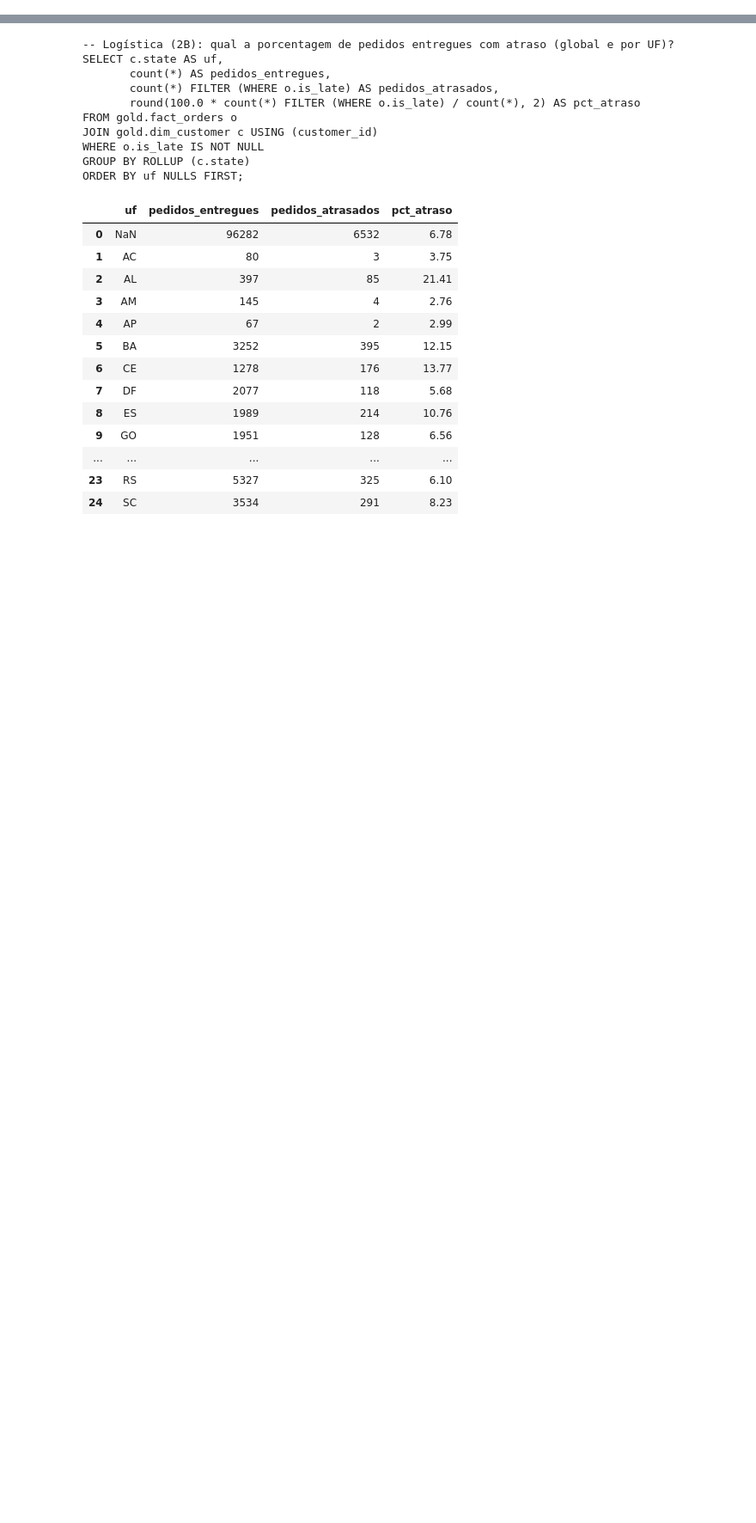
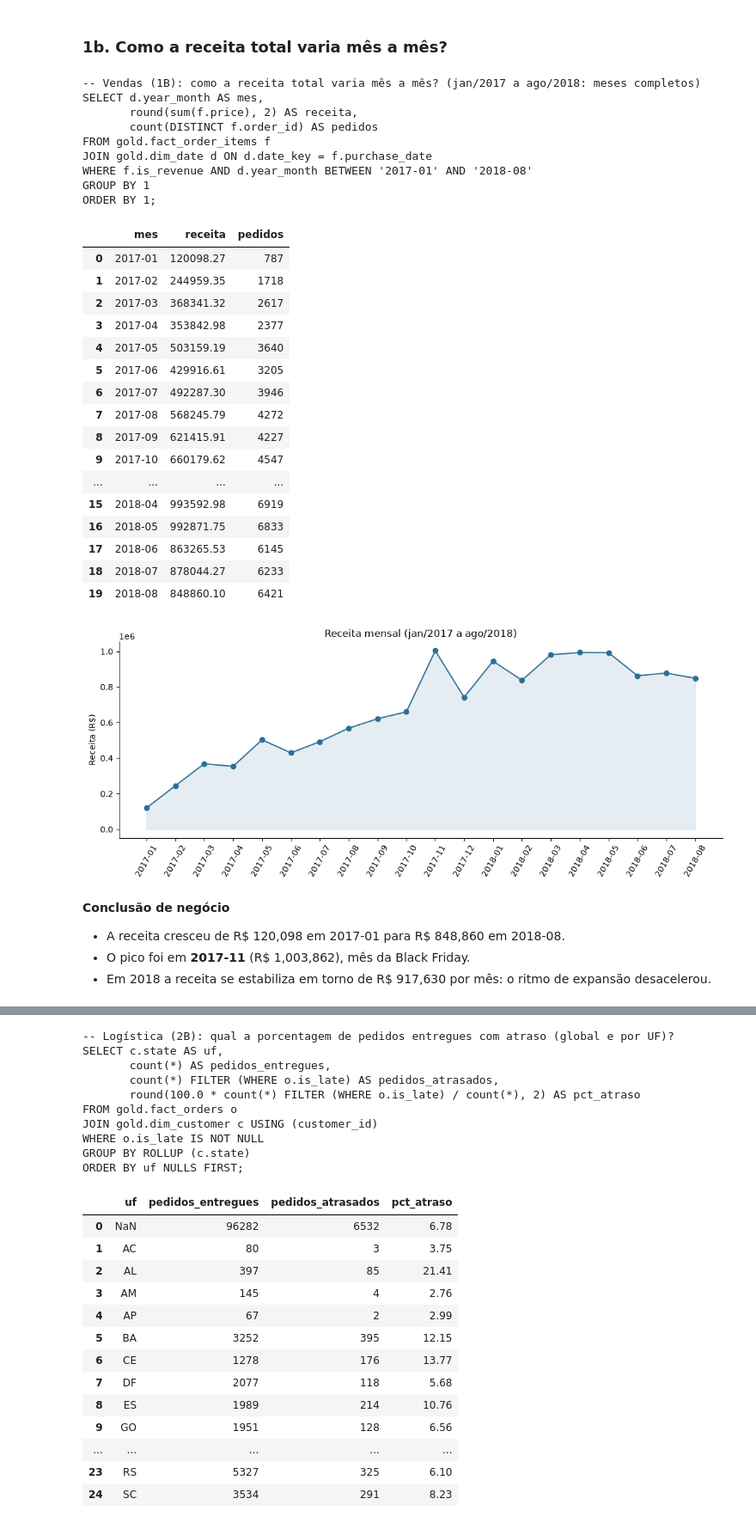
Before and after one commit to JulianaBallin/data-engineer-challenge, a Jupyter notebook: notebooks/exploratory_analysis.ipynb, the cells around one changed output, grey strips where cells are left out. Shown at 86% size. Cells and saved outputs as stored; diff of their text form; code cells hidden in the pictures; blank space fills up the shorter version.

Commit message:
feat: Makefile, 10 analyses with charts and conclusions, report screenshots, README and Colab notebook

```diff
--- a/notebooks/exploratory_analysis.ipynb
+++ b/notebooks/exploratory_analysis.ipynb
@@ -21,5 +38,5 @@ def q(name):
 def save(fig, name):
     fig.tight_layout(); fig.savefig(CHARTS / f"{name}.png", dpi=130); plt.show()
 def conclusao(*linhas):
-    display(Markdown("**Conclusão de negócio**\n\n" + "\n".join(f"- {l}" for l in linhas)))
+    display(Markdown(("**Conclusão de negócio**\n\n" + "\n".join(f"- {l}" for l in linhas)).replace("$", "\\$")))
 # %% [markdown]
@@ -27,7 +46,7 @@ def conclusao(*linhas):
 # %%
 df = q("q1_top10_categorias_receita"); display(df)
 fig, ax = plt.subplots(); ax.barh(df.categoria[::-1], df.receita[::-1], color="#2a6f97")
-ax.set_xlabel("Receita (R$)"); ax.set_title("Top 10 categorias por receita"); save(fig, "01_top10_categorias_receita")
+ax.set_xlabel("Receita (R$)"); ax.set_title("Top 10 categorias por receita"); save(fig, "01a_top10_categorias_receita")
 tot = con.execute("SELECT sum(price) FROM gold.fact_order_items WHERE is_revenue").fetchone()[0]
 top3 = df.receita.head(3).sum()
 conclusao(f"A categoria líder é **{df.categoria[0]}**, com R$ {df.receita[0]:,.0f}.",
@@ -63 +82,45 @@ LIMIT 10;
 - A receita é concentrada em poucas categorias: ações de estoque e marketing devem priorizá-las.
+# %% [markdown]
+### 1b. Como a receita total varia mês a mês?
+# %%
+df = q("q1b_receita_mensal"); display(df)
+fig, ax = plt.subplots(figsize=(11, 4.5)); ax.plot(df.mes, df.receita, marker="o", color="#2a6f97")
+ax.fill_between(df.mes, df.receita, alpha=.12, color="#2a6f97"); ax.set_ylabel("Receita (R$)"); ax.set_title("Receita mensal (jan/2017 a ago/2018)")
+ax.tick_params(axis="x", rotation=60); save(fig, "01b_receita_mensal")
+pico = df.loc[df.receita.idxmax()]; h = df.query("mes >= '2018-01'")
+conclusao(f"A receita cresceu de R$ {df.receita.iloc[0]:,.0f} em {df.mes.iloc[0]} para R$ {df.receita.iloc[-1]:,.0f} em {df.mes.iloc[-1]}.",
+          f"O pico foi em **{pico.mes}** (R$ {pico.receita:,.0f}), mês da Black Friday.",
+          f"Em 2018 a receita se estabiliza em torno de R$ {h.receita.mean():,.0f} por mês: o ritmo de expansão desacelerou.")
+# %% [output]
+-- Vendas (1B): como a receita total varia mês a mês? (jan/2017 a ago/2018: meses completos)
+SELECT d.year_month AS mes,
+       round(sum(f.price), 2) AS receita,
+       count(DISTINCT f.order_id) AS pedidos
+FROM gold.fact_order_items f
+JOIN gold.dim_date d ON d.date_key = f.purchase_date
+WHERE f.is_revenue AND d.year_month BETWEEN '2017-01' AND '2018-08'
+GROUP BY 1
+ORDER BY 1;
+|  | mes | receita | pedidos |
+| 0 | 2017-01 | 120098.27 | 787 |
+| 1 | 2017-02 | 244959.35 | 1718 |
+| 2 | 2017-03 | 368341.32 | 2617 |
+| 3 | 2017-04 | 353842.98 | 2377 |
+| 4 | 2017-05 | 503159.19 | 3640 |
+| 5 | 2017-06 | 429916.61 | 3205 |
+| 6 | 2017-07 | 492287.30 | 3946 |
+| 7 | 2017-08 | 568245.79 | 4272 |
+| 8 | 2017-09 | 621415.91 | 4227 |
+| 9 | 2017-10 | 660179.62 | 4547 |
+| ... | ... | ... | ... |
+| 15 | 2018-04 | 993592.98 | 6919 |
+| 16 | 2018-05 | 992871.75 | 6833 |
+| 17 | 2018-06 | 863265.53 | 6145 |
+| 18 | 2018-07 | 878044.27 | 6233 |
+| 19 | 2018-08 | 848860.10 | 6421 |
+[figure, added]
+**Conclusão de negócio**
+
+- A receita cresceu de R\$ 120,098 em 2017-01 para R\$ 848,860 em 2018-08.
+- O pico foi em **2017-11** (R\$ 1,003,862), mês da Black Friday.
+- Em 2018 a receita se estabiliza em torno de R\$ 917,630 por mês: o ritmo de expansão desacelerou.
```
Also changed, not shown: parts of 21 cells of this notebook, 35 other files.
